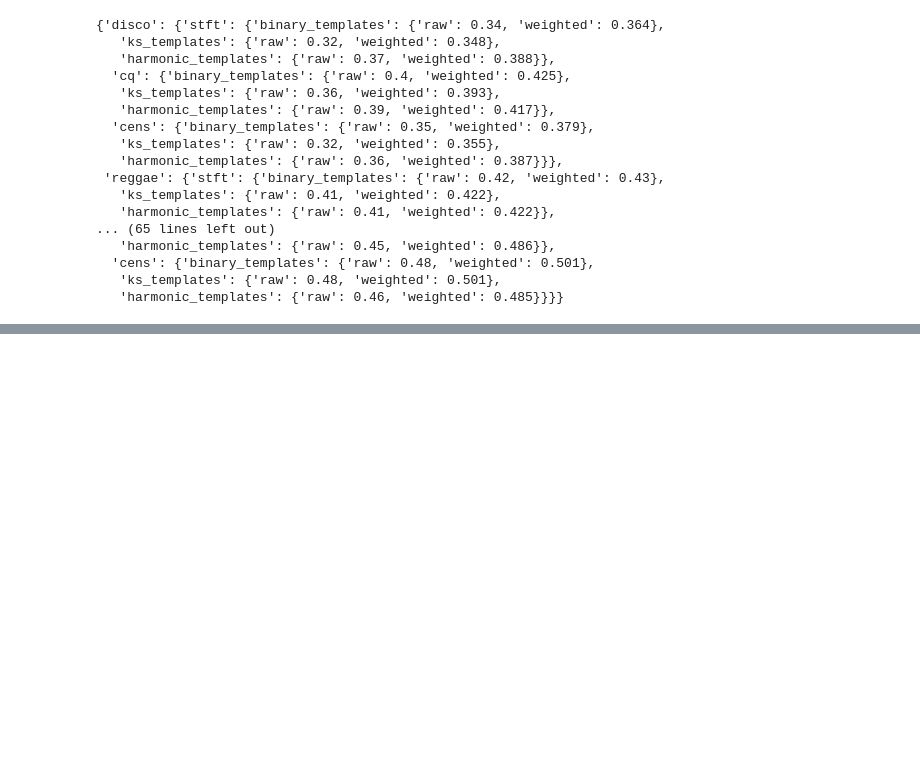
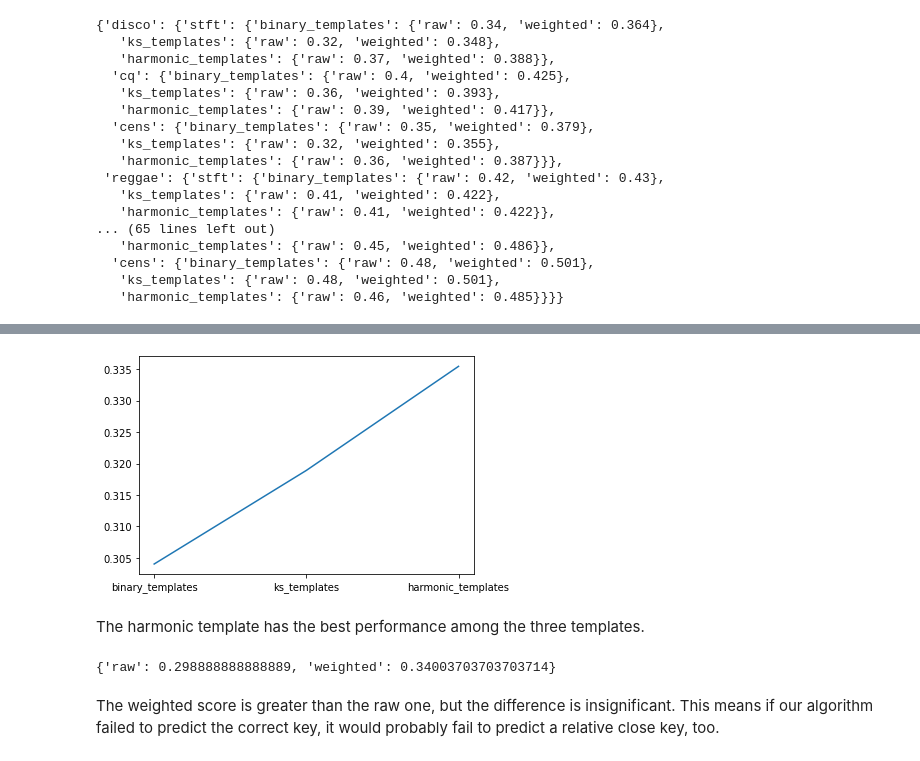
Before and after one commit to pride829/MIR-homework1, a Jupyter notebook: HomeWork1_Q1.ipynb, the cells around one changed output, grey strips where cells are left out. Cells and saved outputs as stored; diff of their text form; code cells hidden in the pictures; blank space fills up the shorter version.

```diff
--- a/HomeWork1_Q1.ipynb
+++ b/HomeWork1_Q1.ipynb
@@ -408,0 +499,15 @@ GTZAN_ans
+# %%
+x, y = zip(*(templates_score.items()))
+
+plt.plot(x, y)
+plt.show()
+# %% [output]
+[figure, added]
+# %% [markdown]
+The harmonic template has the best performance among the three templates.
+# %%
+methods_score
+# %% [output]
+{'raw': 0.298888888888889, 'weighted': 0.34003703703703714}
+# %% [markdown]
+The weighted score is greater than the raw one, but the difference is insignificant. This means if our algorithm failed to predict the correct key, it would probably fail to predict a relative close key, too.
```
Also changed, not shown: parts of 11 cells of this notebook, 2 other files.
